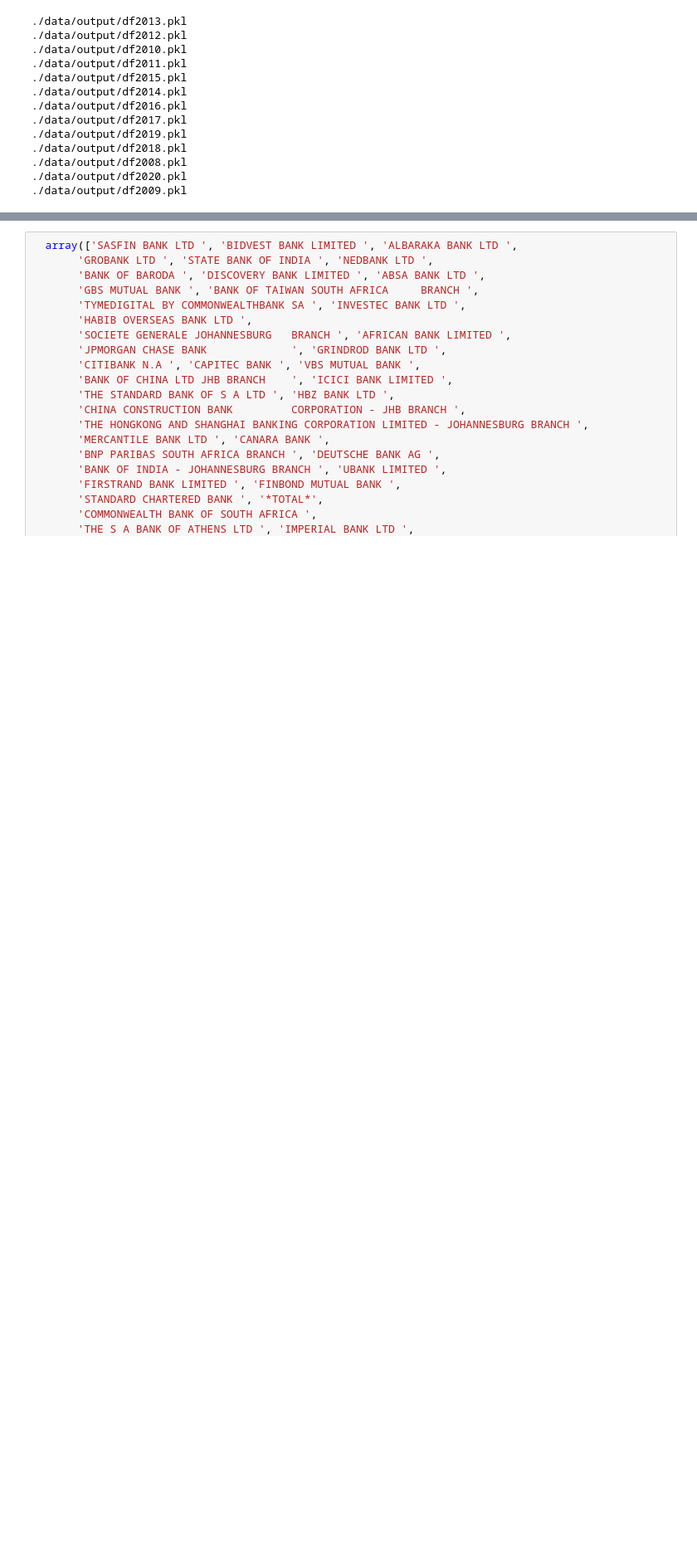
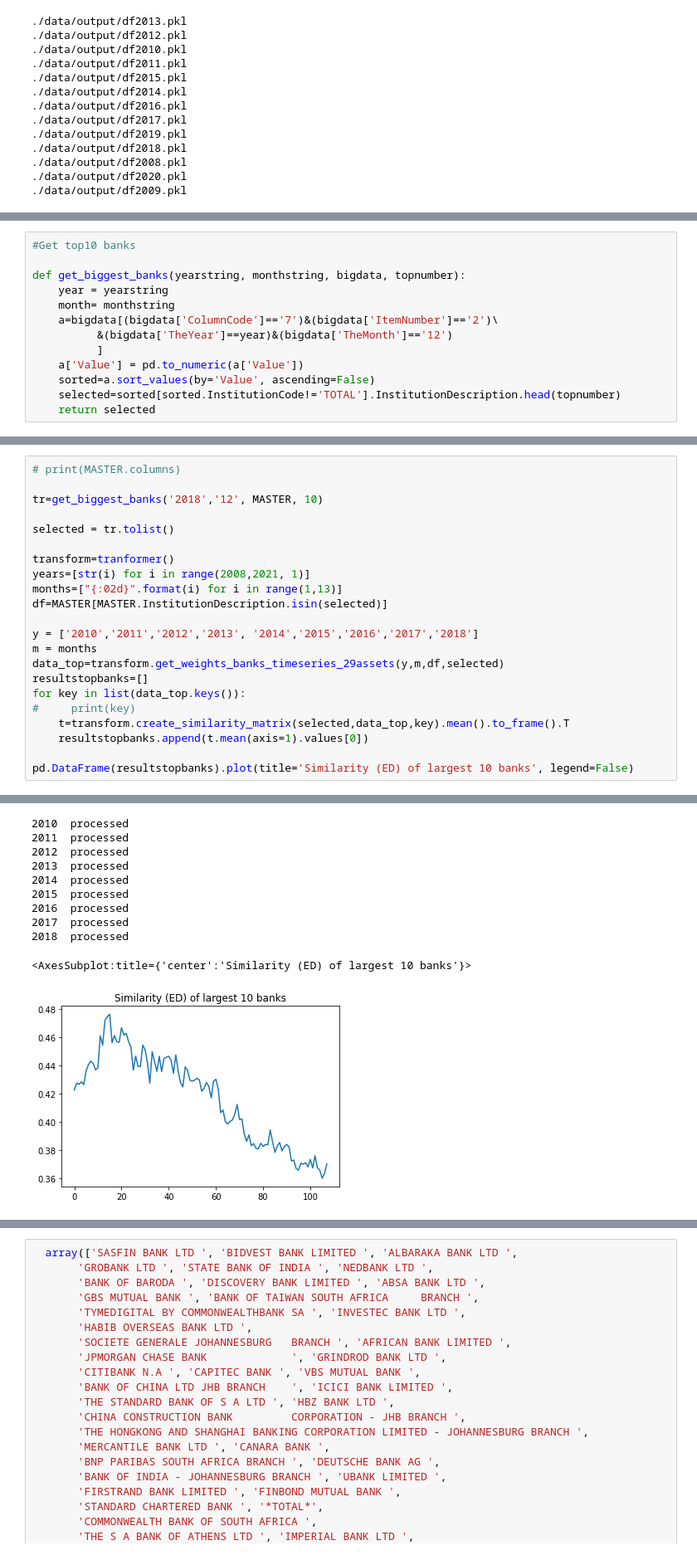
Before and after one commit to t1nak/ba900, a Jupyter notebook: distance.ipynb, the cells around one changed output, grey strips where cells are left out. Shown at 83% size. Saved outputs shown, nothing was run; the diff lists cells and outputs as text; blank space fills up the shorter version.

```diff
--- a/distance.ipynb
+++ b/distance.ipynb
@@ -883,0 +922,13 @@ IndentationError: unindent does not match any outer indentation level (<tokenize
+# %%
+#Get top10 banks
+
+def get_biggest_banks(yearstring, monthstring, bigdata, topnumber):
+    year = yearstring
+    month= monthstring
+    a=bigdata[(bigdata['ColumnCode']=='7')&(bigdata['ItemNumber']=='2')\
+          &(bigdata['TheYear']==year)&(bigdata['TheMonth']=='12')
+          ]
+    a['Value'] = pd.to_numeric(a['Value'])
+    sorted=a.sort_values(by='Value', ascending=False)
+    selected=sorted[sorted.InstitutionCode!='TOTAL'].InstitutionDescription.head(topnumber)
+    return selected
@@ -883,0 +963,23 @@ IndentationError: unindent does not match any outer indentation level (<tokenize
+# %%
+# print(MASTER.columns)
+
+tr=get_biggest_banks('2018','12', MASTER, 10)
+
+selected = tr.tolist()
+
+transform=tranformer()
+years=[str(i) for i in range(2008,2021, 1)]
+months=["{:02d}".format(i) for i in range(1,13)]
+df=MASTER[MASTER.InstitutionDescription.isin(selected)]
+
+y = ['2010','2011','2012','2013', '2014','2015','2016','2017','2018']
+m = months
+data_top=transform.get_weights_banks_timeseries_29assets(y,m,df,selected)
+resultstopbanks=[]
+for key in list(data_top.keys()):
+#     print(key)
+    t=transform.create_similarity_matrix(selected,data_top,key).mean().to_frame().T
+    resultstopbanks.append(t.mean(axis=1).values[0])
+
+pd.DataFrame(resultstopbanks).plot(title='Similarity (ED) of largest 10 banks', legend=False)
+# %% [output]
@@ -883,0 +1003,11 @@ IndentationError: unindent does not match any outer indentation level (<tokenize
+2010  processed
+2011  processed
+2012  processed
+2013  processed
+2014  processed
+2015  processed
+2016  processed
+2017  processed
+2018  processed
+<AxesSubplot:title={'center':'Similarity (ED) of largest 10 banks'}>
+[figure, added]
```
Also changed, not shown: parts of 19 cells of this notebook, 10 other files.
